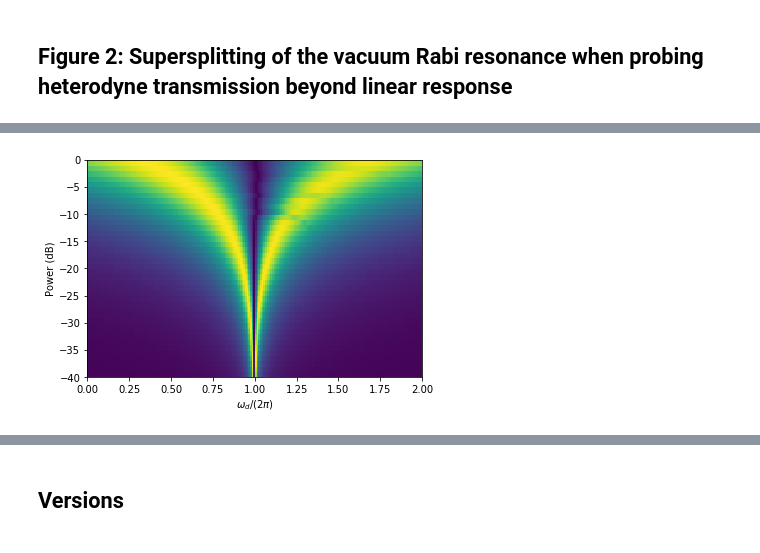
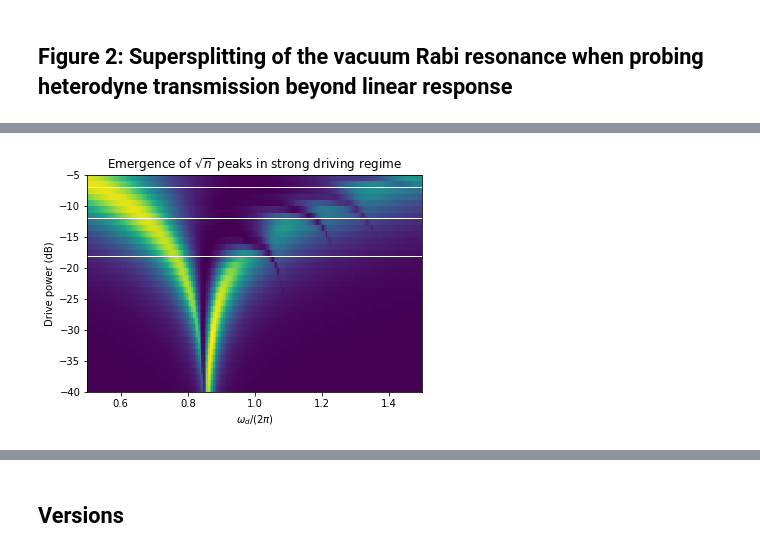
Before and after one commit to akashlevy/NonlinearRabi, a Jupyter notebook: NonlinearRabi.ipynb, the cells around one changed output, grey strips where cells are left out. Cells and saved outputs as stored; diff of their text form; code cells hidden in the pictures.

```diff
--- a/NonlinearRabi.ipynb
+++ b/NonlinearRabi.ipynb
@@ -59,2 +62,6 @@ N_atom = 2
 # %% [markdown]
 ## Figure 2: Supersplitting of the vacuum Rabi resonance when probing heterodyne transmission beyond linear response
+# %%
+# Vary the driving force
+xi_dbs = np.linspace(-50, -8, 43)                      # Driving strengths
+omega_ds = np.linspace(0.5, 1.5, 200) * 2 * np.pi      # Driving frequencies
@@ -60,0 +122,12 @@ N_atom = 2
+# %%
+# Plot selected cuts
+for i, xi_db in enumerate(xi_dbs):
+    if int(xi_db) in range(-10, -60, -10):
+        print xi_db, "dB"
+        plt.xlabel('$\omega_d / (2 \pi)$')
+        plt.ylabel('Transmitted intensity $A^2 / A^2_1$')
+        try:
+            plt.plot(omega_ds/(2*np.pi), results[i])
+        except IndexError:
+            plt.plot(omega_ds/(2*np.pi), results[-1])
+        plt.show()
@@ -61,11 +150,12 @@ N_atom = 2
 # %%
 # Vary the driving force
-xi_dbs = np.linspace(-40, 0, 41)                # Driving strengths
-omega_ds = np.linspace(0, 2, 200) * 2 * np.pi   # Driving frequencies
+xi_dbs = np.linspace(-40, -5, 36)                   # Driving strengths
+omega_ds = np.linspace(0.5, 1.5, 200) * 2 * np.pi   # Driving frequencies
 # %%
 # Find transmission amplitude for varying frequencies
 results = []
-for xi_db in xi_dbs:
+pbar = ProgressBar(len(xi_dbs))
+for i, xi_db in enumerate(xi_dbs):
     # Convert decibel to magnitude
     xi = 10**(xi_db/20)*omega_r
 
@@ -78,7 +168,7 @@ for xi_db in xi_dbs:
     for omega_d in omega_ds:
         # Hamiltonian
         H_res = (omega_r-omega_d) * a.dag() * a
-        H_qub = sum([omega_j(j) * j_braket(j,j) for j in range(N_atom)])
+        H_qub = sum([(omega_j(j)-omega_d) * j_braket(j,j) for j in range(N_atom)])
         H_int = sum([g_j(j) * (a * j_braket(j+1,j) + j_braket(j,j+1) * a.dag()) for j in range(N_atom)])
         H_drv = xi * (a.dag() + a)
         H = H_res + H_qub + H_int + H_drv
@@ -90,12 +180,8 @@ for xi_db in xi_dbs:
 
         # Steady-state solution of master equation
         rho_s = steadystate(H, c_ops)
-        results[-1].append(np.abs(expect(a, rho_s)))
-        passing = True
+        results[-1].append(np.abs(expect(a, rho_s))**2)
 
-    # Plot results
-    if int(xi_db) % 10 == 0:
-        print xi_db, "dB"
-        plt.plot(omega_ds/(2*np.pi), results[-1])
-        plt.show()
+    # Update progress bar
+    pbar.update(i)
 # %% [output]
@@ -112,8 +197,12 @@ for xi_db in xi_dbs:
 # %%
 # Generate pseudocolor plot of transmission amplitude response over parameter space
+plt.title('Emergence of $\sqrt{n}$ peaks in strong driving regime')
 plt.xlabel('$\omega_d / (2 \pi)$')
-plt.ylabel('Power (dB)')
+plt.ylabel('Drive power (dB)')
+plt.plot(omega_ds/(2*np.pi),[-18]*len(omega_ds), 'w', linewidth=1)
+plt.plot(omega_ds/(2*np.pi),[-12]*len(omega_ds), 'w', linewidth=1)
+plt.plot(omega_ds/(2*np.pi),[-7]*len(omega_ds), 'w', linewidth=1)
 plt.pcolor(omega_ds/(2*np.pi), xi_dbs, results)
 plt.show()
 # %% [output]
-[figure, old version]
+[figure, new version]
```
Also changed, not shown: parts of 13 cells of this notebook.
